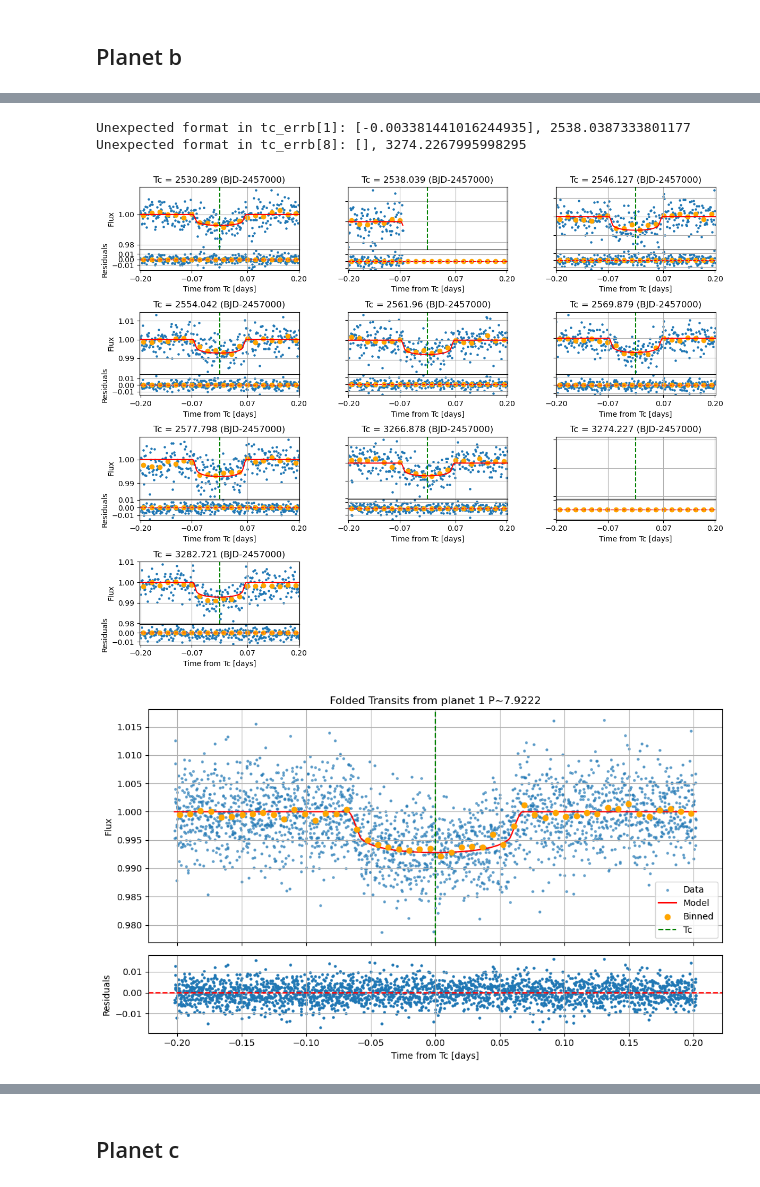
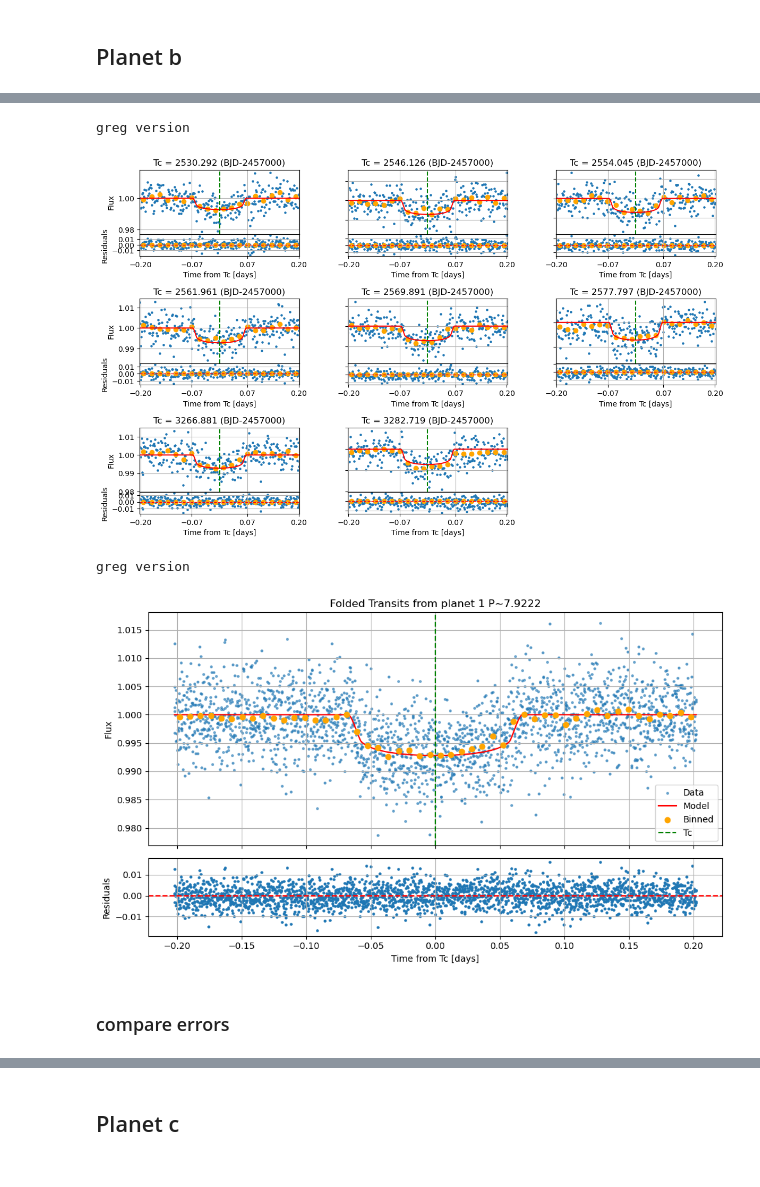
Before and after one commit to pentrican10/k2-19-project, a Jupyter notebook: using_predicted_times.ipynb, the cells around one changed output, grey strips where cells are left out. Drawn from its saved outputs; the diff is of its cells as text; code cells hidden in the pictures.

Commit message:
residuals and predicted transit proximity

```diff
--- a/using_predicted_times.ipynb
+++ b/using_predicted_times.ipynb
@@ -685,4 +1151,8 @@ def plot_folded_from_transits(transit_times, time, flux, per, rp, b, T14, u1, u2
 # %%
+# stellar
+M_star = 0.88
+R_star = 0.82
+
 # limb darkening
 q1 = 0.4
 q2 = 0.3
@@ -690,7 +1160,7 @@ u1 = 2 * np.sqrt(q1) * q2
 u2 = np.sqrt(q1) * (1 - 2 * q2)
 # %%
 ### transit guess window
-ttv_hour = 12* 0.0416667
+ttv_hour = 15* 0.0416667
 # %% [markdown]
 ## Planet b
 # %%
@@ -699,6 +1169,13 @@ per_b = 7.9222
 rp_b = 0.0777
 T14_b = 3.237 * 0.0416667  # convert to days
 b_b = 0.17
+
+### params from Petigura et al 2020 for Kreidberg Batman
+per_b = 7.9222
+rp_b = 0.0777
+a_b = semi_major_axis(per_b, M_star, R_star) # [stellar_radii]
+inc_b = 91.5
+ecc_b = 0.10
 # %%
 ### get tc ranges for fit
 tc_b = []
@@ -714,4 +1191,11 @@ tc_chi_parabola = np.zeros(len(transit_guess_b))
 errors = []
 err_tc_chi = []
 # %%
-tc_chi_b, tc_errb = plot_chi_sq(time, flux, flux_err, tc_b, transit_guess_b, per_b, rp_b, b_b, T14_b, u1, u2)
+if greg_batman == True:
+    print('greg version')
+    # tc_chi_b, tc_errb = plot_chi_sq(time, flux, flux_err, tc_b, transit_guess_b, per_b, rp_b, b_b, T14_b, u1, u2)
+    tc_chi_b_, tc_errb_chi = plot_chi_sq(time, flux, flux_err, tc_b, transit_guess_b, per_b, rp_b, b_b, T14_b, u1, u2)
+    tc_chi_b, tc_err_b, tc_samples_b = plot_chi_sq_bootstrap(time, flux, flux_err, tc_b, transit_guess_b, per_b, rp_b, b_b, T14_b, u1, u2)
+
+else:
+    tc_chi_b, tc_errb = plot_chi_sq_kreidberg(time, flux, flux_err, tc_b, transit_guess_b, per_b, rp_b, a_b, inc_b, ecc_b, u1, u2)
@@ -723,23 +1259,35 @@ print(tc_chi_b)
 # %%
-tc_err_b = []
-for i in range(len(tc_errb)):
-    if len(tc_errb[i]) >= 2:  # Check if the element has at least two values
-        sig = np.sqrt(tc_errb[i][0]**2 + tc_errb[i][1]**2)
-        tc_err_b.append(sig)
+
+tc_err_b_chi = []
+for i in range(len(tc_errb_chi)):
+    if len(tc_errb_chi[i]) >= 2:  # Check if the element has at least two values
+        sig = np.sqrt(tc_errb_chi[i][0]**2 + tc_errb_chi[i][1]**2)
+        tc_err_b_chi.append(sig)
     else:
-        print(f"Unexpected format in tc_errb[{i}]: {tc_errb[i]}, {tc_chi_b[i]}")
+        print(f"Unexpected format in tc_errb[{i}]: {tc_errb_chi[i]}, {tc_chi_b[i]}")
-# %% [output]
-Unexpected format in tc_errb[1]: [-0.003381441016244935], 2538.0387333801177
-Unexpected format in tc_errb[8]: [], 3274.2267995998295
 # %%
 # Transit windows
 buffer = 1.5 * T14_b
 # %%
-plot_transits(tc_chi_b, per_b, rp_b, b_b, T14_b, u1, u2)
+if greg_batman == True:
+    print('greg version')
+    plot_transits(time, flux, flux_err, tc_chi_b, per_b, rp_b, b_b, T14_b, u1, u2)
+else:
+    plot_transits_kreidberg(tc_chi_b, per_b, rp_b, a_b, inc_b, ecc_b, u1, u2)
 # %% [output]
+greg version
-[figure, old version]
+[figure, new version]
 # %%
-plot_folded_from_transits(tc_chi_b, time, flux, per_b, rp_b, b_b, T14_b, u1, u2, buffer=buffer,
-                         title=f'Folded Transits from planet 1 P~{per_b}')
+if greg_batman == True:
+    print('greg version')
+    plot_folded_from_transits(tc_chi_b, time, flux, per_b, rp_b, b_b, T14_b, u1, u2, buffer=buffer,
+                              title=f'Folded Transits from planet 1 P~{per_b}')
+
+else:
+    plot_folded_from_transits_kreidberg(tc_chi_b, time, flux, per_b, rp_b, a_b, inc_b, ecc_b, u1, u2, buffer=buffer,
+                                    title=f'Folded Transits from planet 1 P~{per_b}')
 # %% [output]
+greg version
-[figure, old version]
+[figure, new version]
+# %% [markdown]
+### compare errors
```
Also changed, not shown: parts of 41 cells of this notebook, 3 other files.
